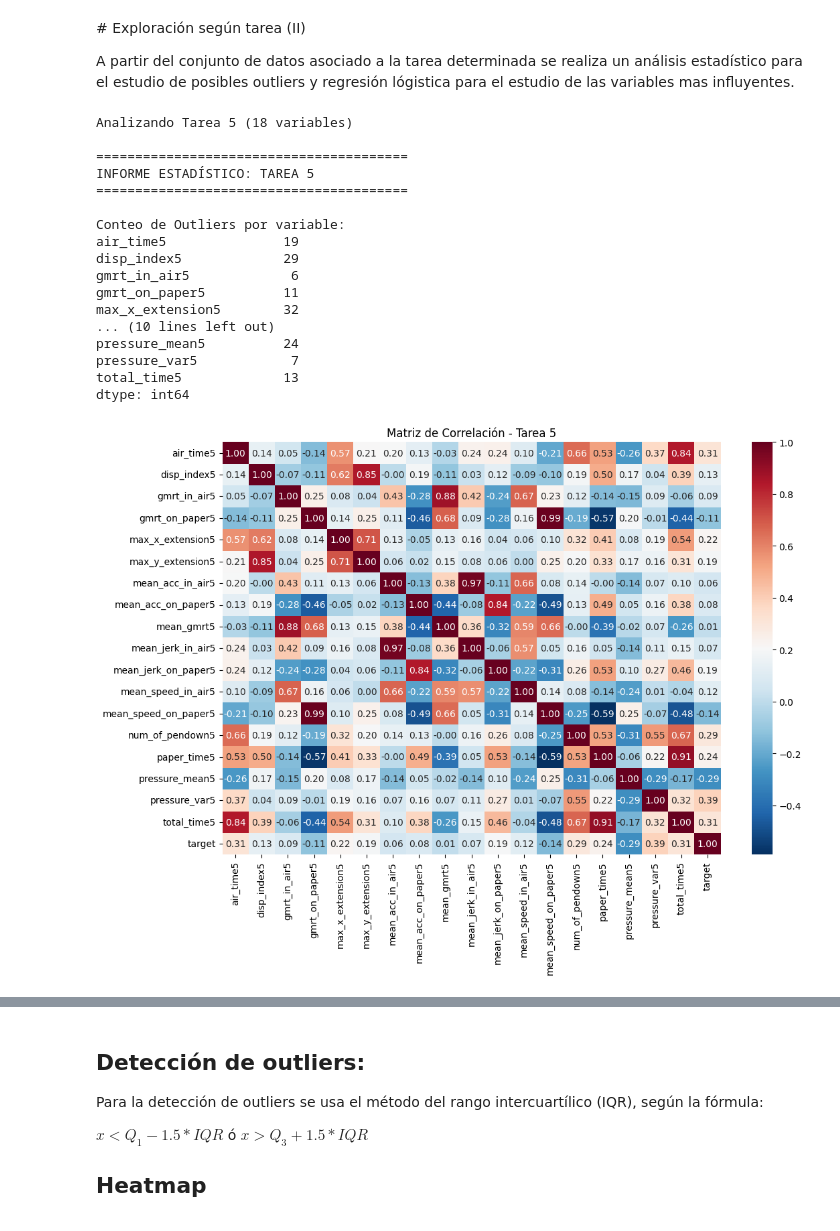
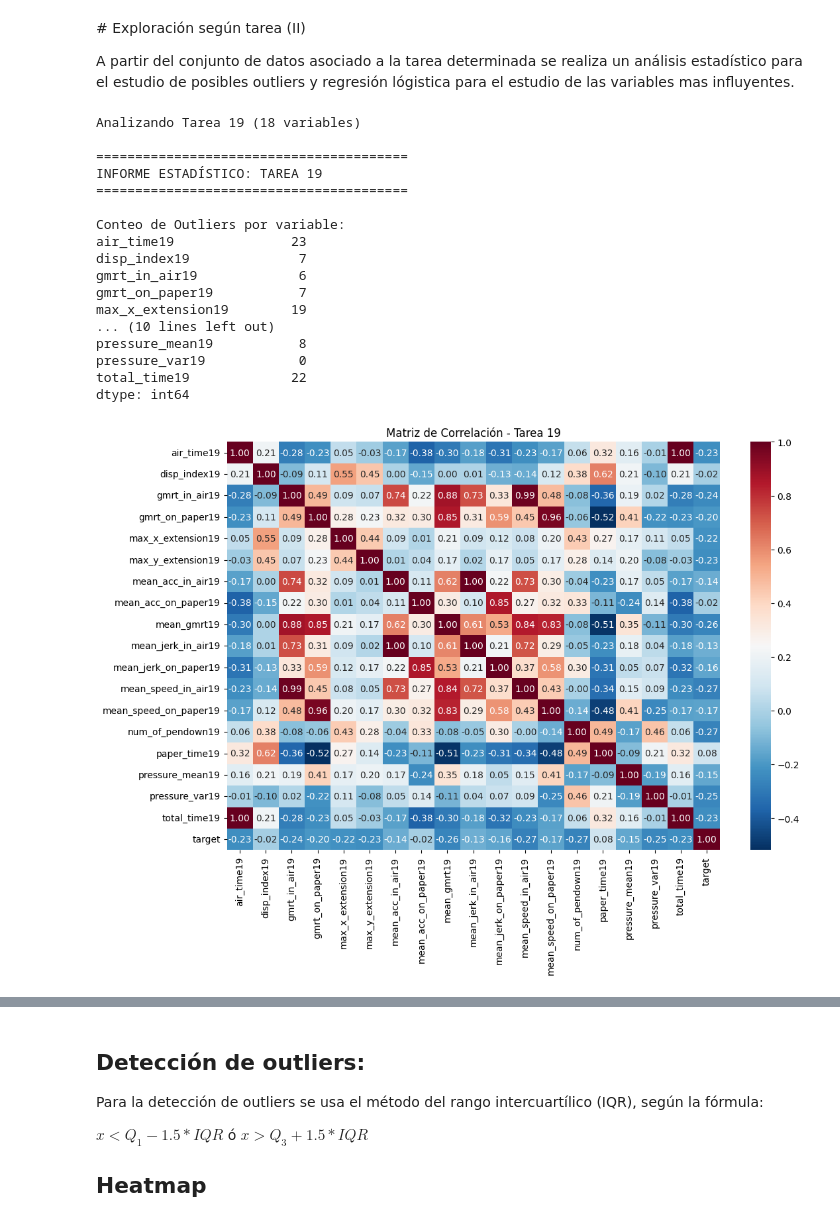
Before and after one commit to joserdeg/pruebas_tfm, a Jupyter notebook: darwin/darwin_exp1.ipynb, the cells around one changed output, grey strips where cells are left out. Cells and saved outputs as stored; diff of their text form; code cells hidden in the pictures.

```diff
--- a/darwin/darwin_exp1.ipynb
+++ b/darwin/darwin_exp1.ipynb
@@ -21,0 +23,22 @@ df = pd.concat([x,y], axis=1)
+# %%
+# Implementación base de datos alternativa
+# ruta
+ruta_darwin = os.path.expanduser("/Users/joseromerodegaetano/Desktop/DARWIN/DARWIN.csv")
+
+try:
+
+    # Se carga el dataset
+    df = pd.read_csv(ruta_darwin)
+
+    x = df.drop(columns=['class'])
+    y = df['class']
+
+    # Se busca la col ID si existente y se filtra
+    if 'ID' in x.columns:
+        x = x.drop(columns=['ID'])
+        print("Columna ID eliminada")
+
+    print('Dataset DARWIN cargado correctamente')
+
+except FileNotFoundError:
+    print(f"No se encuentra el archivo .csv DARWIN en {ruta_darwin}")
@@ -266,43 +292,43 @@ def analizar_tarea2(df, num_tarea): # función analizar_tarea
 
         print("\nVariables que más influyen en el diagnóstico (Regresión):")
         print(influencia) # se imprime el resultado
 
         # Gráfico de Influencia
         plt.figure(figsize=(10, 6)) # tamaño
 
         # Rojo para coeficientes +, azul -
         colores = ['tomato' if c > 0 else 'skyblue' for c in influencia['Coeficiente']]
 
         # Gráfico de barras horizontales con los coeficientes
         influencia['Coeficiente'].plot(kind='barh', color=colores)
         plt.axvline(0, color='black', linestyle='--', alpha=0.7) # línea vertical en 0
         plt.title(f'Peso de las variables en el diagnóstico (Tarea {num_tarea})')
         plt.xlabel('Importancia (Coeficiente Estandarizado)') # etiqueta eje X
         plt.show() # se muestra el gráfico
 
     except Exception as e: # se impirme el mensaje cuando la regresión falla
         print(f"\nNo se pudo completar la regresión: {e}")
         print("Estudiar si las variables están demasiado correlacionadas (multicolinealidad).")
 
 # Uso:
-analizar_tarea2(df, 5)
+analizar_tarea2(df, 19)
 # %% [output]
-Analizando Tarea 5 (18 variables)
+Analizando Tarea 19 (18 variables)
 
 ========================================
-INFORME ESTADÍSTICO: TAREA 5
+INFORME ESTADÍSTICO: TAREA 19
 ========================================
 
 Conteo de Outliers por variable:
-air_time5               19
-disp_index5             29
-gmrt_in_air5             6
-gmrt_on_paper5          11
-max_x_extension5        32
+air_time19               23
+disp_index19              7
+gmrt_in_air19             6
+gmrt_on_paper19           7
+max_x_extension19        19
 ... (10 lines left out)
-pressure_mean5          24
-pressure_var5            7
-total_time5             13
+pressure_mean19           8
+pressure_var19            0
+total_time19             22
 dtype: int64
-[figure, old version]
+[figure, new version]
 Variables que más influyen en el diagnóstico (Regresión):
```
Also changed, not shown: parts of 5 cells of this notebook, 23 other files.
